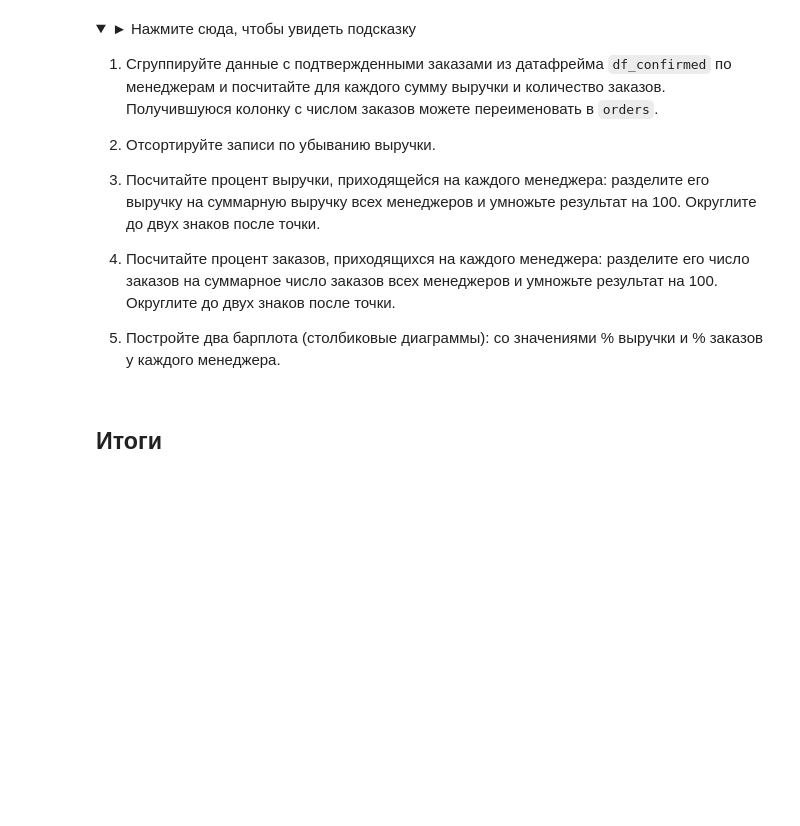
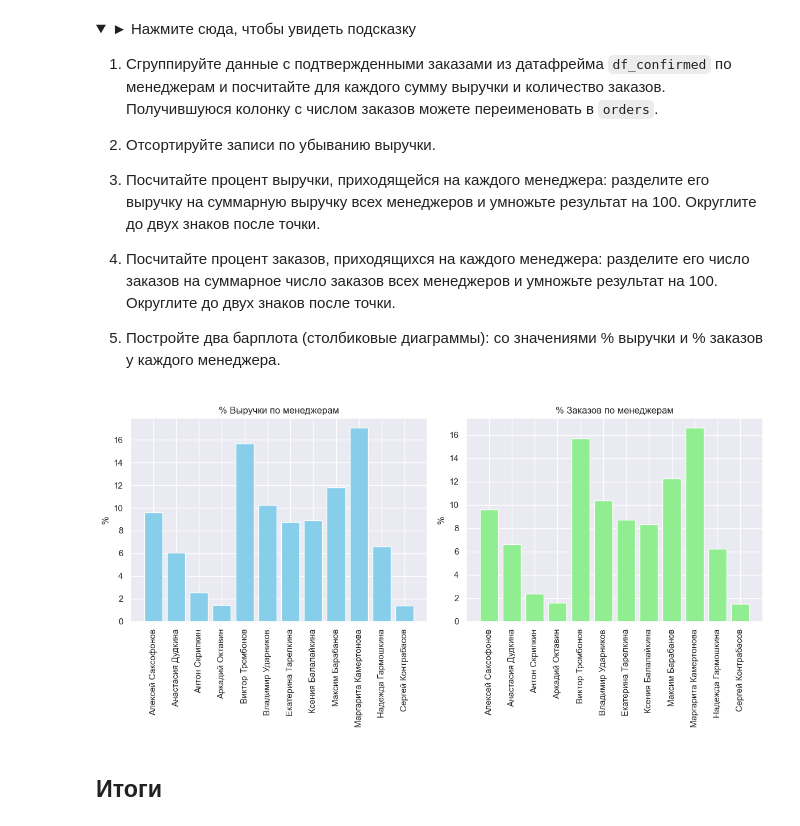
Before and after one commit to m-amirov/karpov.courses, a Jupyter notebook: notebooks/final_project_python.ipynb, the cells around one changed output. Saved outputs shown, nothing was run; the diff lists cells and outputs as text; code cells hidden in the pictures; folded sections open; blank space fills up the shorter version.

```diff
--- a/notebooks/final_project_python.ipynb
+++ b/notebooks/final_project_python.ipynb
@@ -728,6 +728,32 @@ df_new_pivot.query('all_products > 15 and perc_order > 0.5')
 
 </p>
 </details>
+# %%
+manager_revenue = df_full_confirmed.groupby('manager', as_index=False)['revenue'].sum()
+sum_revenue = manager_revenue['revenue'].agg('sum')
+manager_revenue['perc_revenue'] = round(manager_revenue['revenue'] / sum_revenue * 100, 2)
+# %%
+manager_orders = df_full_confirmed.groupby('manager', as_index=False)['order_id'].sum()
+manager_revenue['orders'] = manager_orders['order_id'].apply(lambda x: len(x))
+manager_revenue['perc_orders'] = round(manager_revenue['orders'] / manager_revenue['orders'].agg('sum') * 100, 2)
+# %%
+fig, axes = plt.subplots(1, 2, figsize=(12, 6))
+# Первый график — % выручки
+axes[0].bar(manager_revenue['manager'], manager_revenue['perc_revenue'], color='skyblue')
+axes[0].set_title('% Выручки по менеджерам')
+axes[0].set_ylabel('%')
+axes[0].tick_params(axis='x', rotation=90)
+
+# Второй график — % заказов
+axes[1].bar(manager_revenue['manager'], manager_revenue['perc_orders'], color='lightgreen')
+axes[1].set_title('% Заказов по менеджерам')
+axes[1].set_ylabel('%')
+axes[1].tick_params(axis='x', rotation=90)
+
+plt.tight_layout()
+plt.show()
+# %% [output]
+[figure, added]
 # %% [markdown]
 ## Итоги
 # %% [markdown]
```
